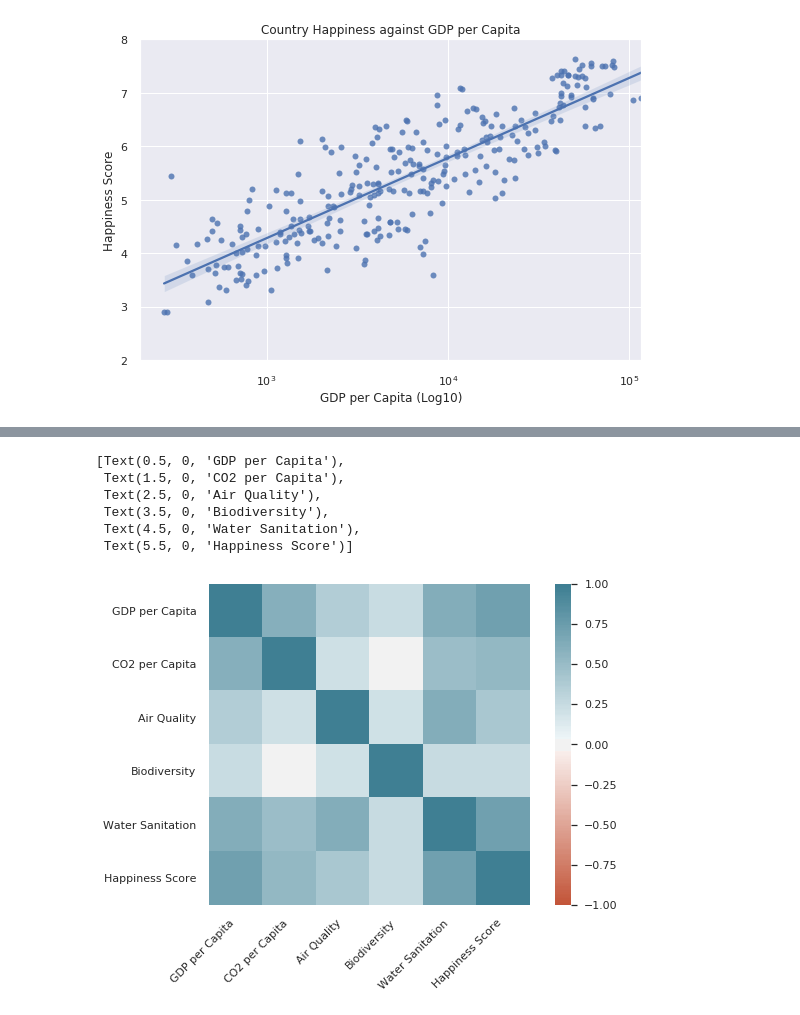
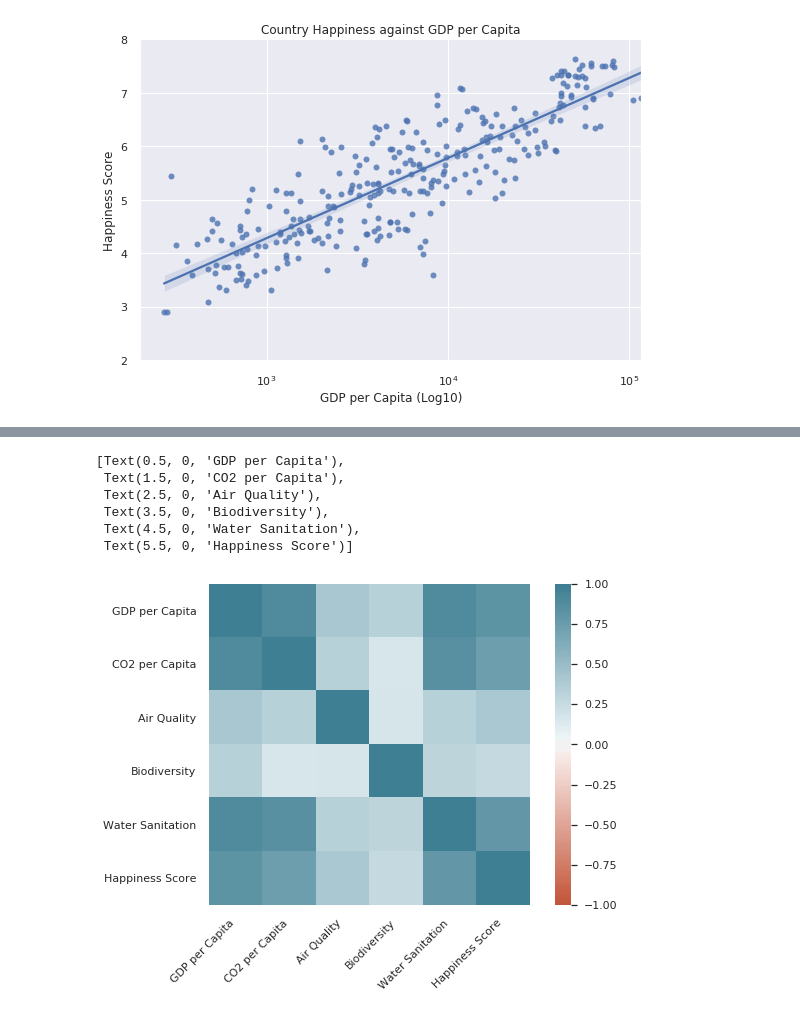
Before and after one commit to bennphsmith/Happy, a Jupyter notebook: Analysis/Analysis.ipynb, the cells around one changed output, grey strips where cells are left out. Saved outputs shown, nothing was run; the diff lists cells and outputs as text; code cells hidden in the pictures.

```diff
--- a/Analysis/Analysis.ipynb
+++ b/Analysis/Analysis.ipynb
@@ -66,15 +108,15 @@ gdpGraph.set(ylim=(2, 8))
 # %%
-cor = gdpData.corr()
-heatmapAll = sns.heatmap(cor, vmin=-1, vmax=1, center=0, cmap=sns.diverging_palette(20, 220, n=200), square=True)
-heatmapAll.set_xticklabels(heatmapAll.get_xticklabels(), rotation=45, horizontalalignment='right')
+cor = data16.corr()
+heatmap16 = sns.heatmap(cor, vmin=-1, vmax=1, center=0, cmap=sns.diverging_palette(20, 220, n=200), square=True)
+heatmap16.set_xticklabels(heatmapAll.get_xticklabels(), rotation=45, horizontalalignment='right')
 # %% [output]
 [Text(0.5, 0, 'GDP per Capita'),
  Text(1.5, 0, 'CO2 per Capita'),
  Text(2.5, 0, 'Air Quality'),
  Text(3.5, 0, 'Biodiversity'),
  Text(4.5, 0, 'Water Sanitation'),
  Text(5.5, 0, 'Happiness Score')]
-[figure, old version]
+[figure, new version]
 # %%
 
 diffData = data18[['GDP per Capita', 'CO2 per Capita', 'Air Quality', 'Biodiversity', 'Water Sanitation', 'Happiness Score']].div(data16[['GDP per Capita', 'CO2 per Capita', 'Air Quality', 'Biodiversity', 'Water Sanitation', 'Happiness Score']])
```
Also changed, not shown: parts of 5 cells of this notebook, 1 other file.
